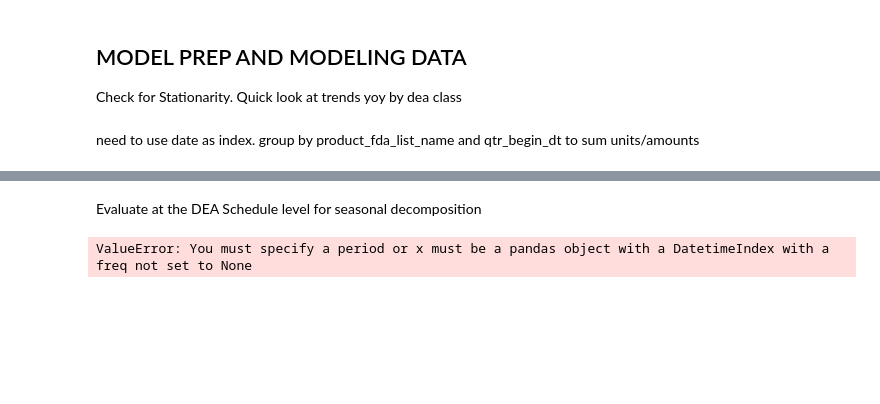
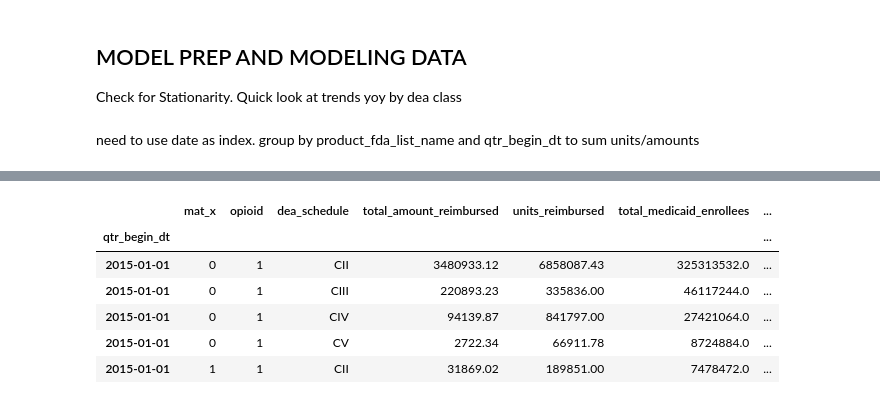
Before and after one commit to tiffany1576/personal_portfolio, a Jupyter notebook: Capstone/Opioid_Prescription_Model.ipynb, the cells around one changed output, grey strips where cells are left out. Drawn from its saved outputs; the diff is of its cells as text; code cells hidden in the pictures; blank space fills up the shorter version.

```diff
--- a/Capstone/Opioid_Prescription_Model.ipynb
+++ b/Capstone/Opioid_Prescription_Model.ipynb
@@ -38,6 +21,0 @@ grp_dea_sched_df.set_index('qtr_begin_dt')
-# %% [markdown]
-Evaluate at the DEA Schedule level for seasonal decomposition
-# %%
-decomp = seasonal_decompose(grp_dea_sched_df['units_per_1000'], model = 'multiplicative')
-# %% [output]
-ValueError: You must specify a period or x must be a pandas object with a DatetimeIndex with a freq not set to None
@@ -43,0 +25,10 @@ ValueError: You must specify a period or x must be a pandas object with a Dateti
+# %%
+grp_dea_sched_df.head()
+# %% [output]
+|  | mat_x | opioid | dea_schedule | total_amount_reimbursed | units_reimbursed | total_medicaid_enrollees | ... |
+| qtr_begin_dt |  |  |  |  |  |  | ... |
+| 2015-01-01 | 0 | 1 | CII | 3480933.12 | 6858087.43 | 325313532.0 | ... |
+| 2015-01-01 | 0 | 1 | CIII | 220893.23 | 335836.00 | 46117244.0 | ... |
+| 2015-01-01 | 0 | 1 | CIV | 94139.87 | 841797.00 | 27421064.0 | ... |
+| 2015-01-01 | 0 | 1 | CV | 2722.34 | 66911.78 | 8724884.0 | ... |
+| 2015-01-01 | 1 | 1 | CII | 31869.02 | 189851.00 | 7478472.0 | ... |
```
Also changed, not shown: parts of 15 cells of this notebook, 1 other file.
